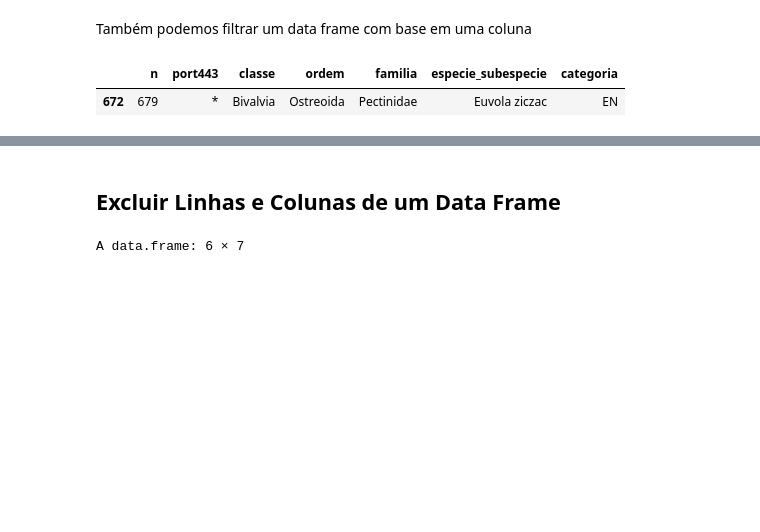
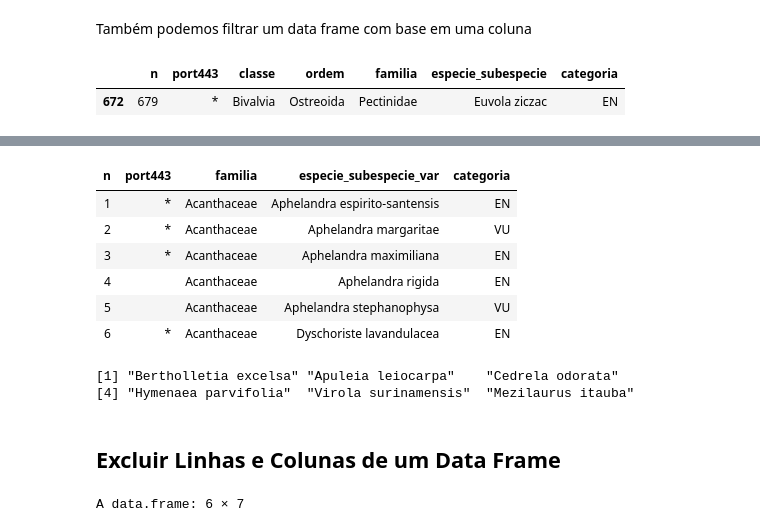
Before and after one commit to robson-cruz/Introducao_Analise_Dados_R, a Jupyter notebook: Modulo_1_Introducao_Linguagem_R_Aula_4.ipynb, the cells around one changed output, grey strips where cells are left out. Drawn from its saved outputs; the diff is of its cells as text; code cells hidden in the pictures; blank space fills up the shorter version.

```diff
--- a/Modulo_1_Introducao_Linguagem_R_Aula_4.ipynb
+++ b/Modulo_1_Introducao_Linguagem_R_Aula_4.ipynb
@@ -262,0 +286,14 @@ fauna[fauna$especie_subespecie == 'Euvola ziczac', ]
+# %%
+# ler os dados da portaria MMA 300/2022
+port_300_flora <- read.csv2('./data/DF_port_MMA_300-2022_flora.csv')
+
+# Mostrar na tela apenas 6 linhas do data frame
+head(port_300_flora)
+# %% [output]
+| n | port443 | familia | especie_subespecie_var | categoria |
+| 1 | * | Acanthaceae | Aphelandra espirito-santensis | EN |
+| 2 | * | Acanthaceae | Aphelandra margaritae | VU |
+| 3 | * | Acanthaceae | Aphelandra maximiliana | EN |
+| 4 |  | Acanthaceae | Aphelandra rigida | EN |
+| 5 |  | Acanthaceae | Aphelandra stephanophysa | VU |
+| 6 | * | Acanthaceae | Dyschoriste lavandulacea | EN |
@@ -263,3 +305,8 @@ fauna[fauna$especie_subespecie == 'Euvola ziczac', ]
+# %%
+unique(inventario_ameacadas$Nome_Cientifico)
+# %% [output]
+[1] "Bertholletia excelsa" "Apuleia leiocarpa"    "Cedrela odorata"
+[4] "Hymenaea parvifolia"  "Virola surinamensis"  "Mezilaurus itauba"
 # %% [markdown]
 ## Excluir Linhas e Colunas de um Data Frame
 # %%
```
Also changed, not shown: parts of 10 cells of this notebook.
